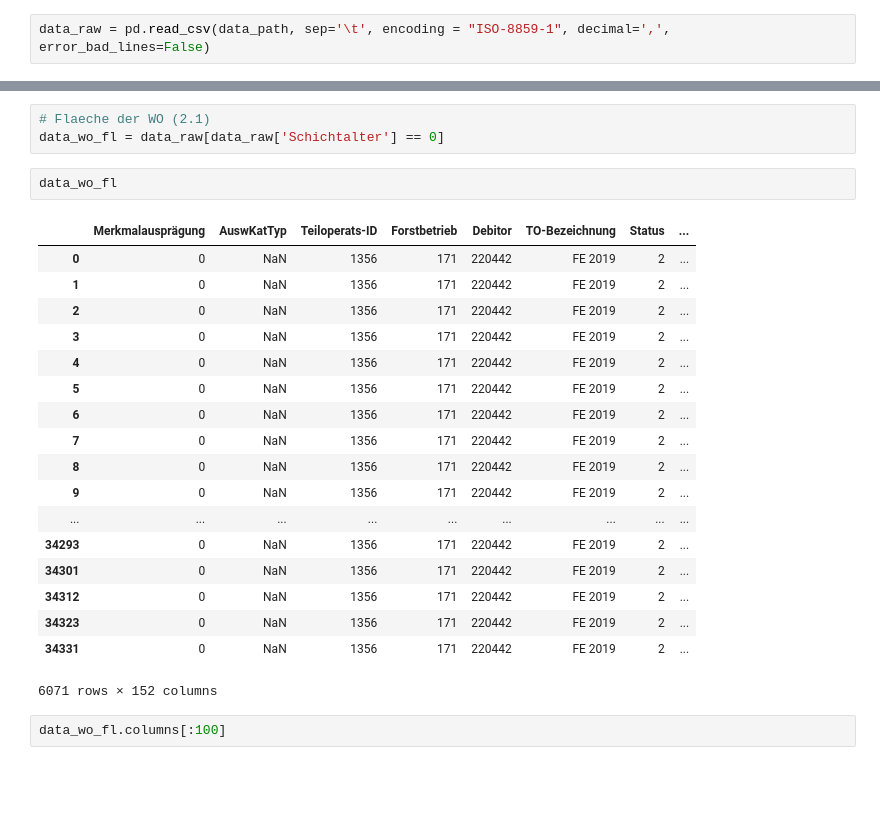
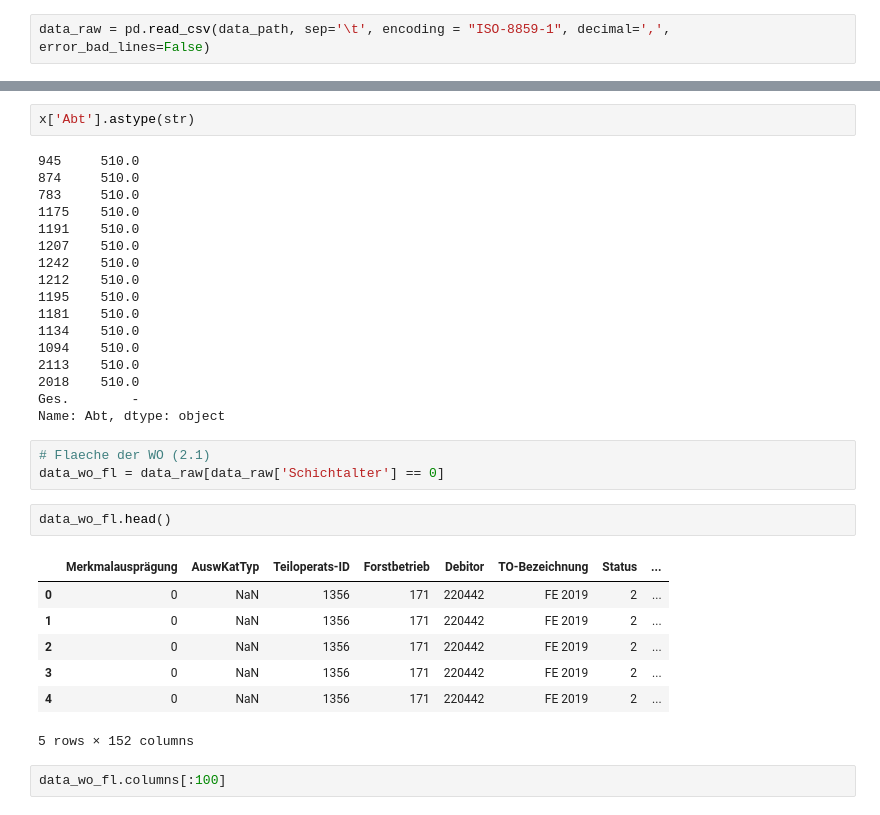
Before and after one commit to satlawa/obf_autop, a Jupyter notebook: flaechentabelle.ipynb, the cells around one changed output, grey strips where cells are left out. Cells and saved outputs as stored; diff of their text form; blank space fills up the shorter version.

```diff
--- a/flaechentabelle.ipynb
+++ b/flaechentabelle.ipynb
@@ -28,27 +70,35 @@ data_raw = pd.read_csv(data_path, sep='\t', encoding = "ISO-8859-1", decimal=','
+# %%
+x['Abt'].astype(str)
+# %% [output]
+945     510.0
+874     510.0
+783     510.0
+1175    510.0
+1191    510.0
+1207    510.0
+1242    510.0
+1212    510.0
+1195    510.0
+1181    510.0
+1134    510.0
+1094    510.0
+2113    510.0
+2018    510.0
+Ges.        -
+Name: Abt, dtype: object
 # %%
 # Flaeche der WO (2.1)
 data_wo_fl = data_raw[data_raw['Schichtalter'] == 0]
 # %%
-data_wo_fl
+data_wo_fl.head()
 # %% [output]
 |  | Merkmalausprägung | AuswKatTyp | Teiloperats-ID | Forstbetrieb | Debitor | TO-Bezeichnung | Status | ... |
 | 0 | 0 | NaN | 1356 | 171 | 220442 | FE 2019 | 2 | ... |
 | 1 | 0 | NaN | 1356 | 171 | 220442 | FE 2019 | 2 | ... |
 | 2 | 0 | NaN | 1356 | 171 | 220442 | FE 2019 | 2 | ... |
 | 3 | 0 | NaN | 1356 | 171 | 220442 | FE 2019 | 2 | ... |
 | 4 | 0 | NaN | 1356 | 171 | 220442 | FE 2019 | 2 | ... |
-| 5 | 0 | NaN | 1356 | 171 | 220442 | FE 2019 | 2 | ... |
-| 6 | 0 | NaN | 1356 | 171 | 220442 | FE 2019 | 2 | ... |
-| 7 | 0 | NaN | 1356 | 171 | 220442 | FE 2019 | 2 | ... |
-| 8 | 0 | NaN | 1356 | 171 | 220442 | FE 2019 | 2 | ... |
-| 9 | 0 | NaN | 1356 | 171 | 220442 | FE 2019 | 2 | ... |
-| ... | ... | ... | ... | ... | ... | ... | ... | ... |
-| 34293 | 0 | NaN | 1356 | 171 | 220442 | FE 2019 | 2 | ... |
-| 34301 | 0 | NaN | 1356 | 171 | 220442 | FE 2019 | 2 | ... |
-| 34312 | 0 | NaN | 1356 | 171 | 220442 | FE 2019 | 2 | ... |
-| 34323 | 0 | NaN | 1356 | 171 | 220442 | FE 2019 | 2 | ... |
-| 34331 | 0 | NaN | 1356 | 171 | 220442 | FE 2019 | 2 | ... |
-6071 rows × 152 columns
+5 rows × 152 columns
 # %%
 data_wo_fl.columns[:100]
 # %% [output]
```
Also changed, not shown: parts of 20 cells of this notebook, 3 other files.
